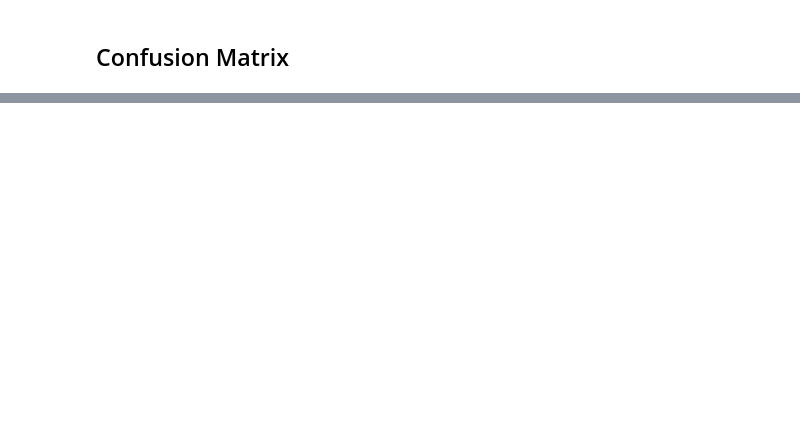
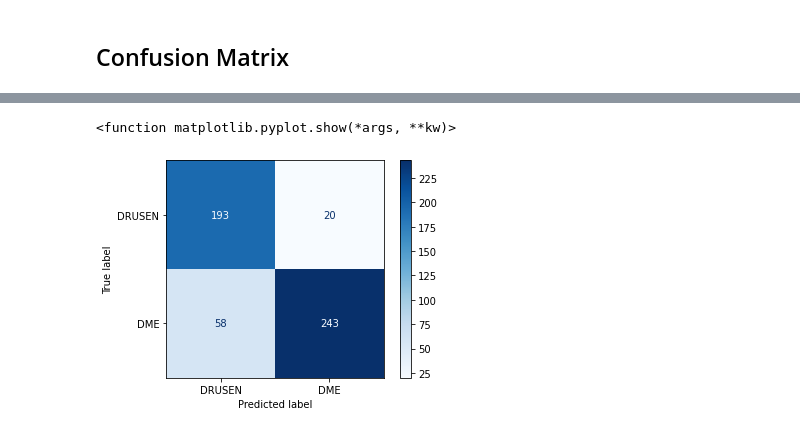
Before and after one commit to stanlygomes/Biomedical_AI, a Jupyter notebook: HW2/HW2.ipynb, the cells around one changed output, grey strips where cells are left out. Saved outputs shown, nothing was run; the diff lists cells and outputs as text; code cells hidden in the pictures; blank space fills up the shorter version.

```diff
--- a/HW2/HW2.ipynb
+++ b/HW2/HW2.ipynb
@@ -713,0 +729,6 @@ Normalized confusion matrix
+# %%
+# Different confusion matrix method
+# Y_pred = model.predict_generator(test_generator, len(test_df) // batch_size+1)
+Y_pred = model.predict(test_generator, batch_size=None)
+y_pred = np.argmax(Y_pred, axis=1)
+len(Y_pred)
@@ -713,0 +738,12 @@ Normalized confusion matrix
+# %%
+from sklearn.metrics import ConfusionMatrixDisplay
+y_pred = np.array(y_pred)
+y_test = np.array(test_generator_classes)
+labels = ["DRUSEN", "DME"]
+
+disp = ConfusionMatrixDisplay(confusion_matrix(y_test, y_pred), display_labels=labels)
+disp.plot(cmap=plt.cm.Blues)
+plt.show
+# %% [output]
+<function matplotlib.pyplot.show(*args, **kw)>
+[figure, added]
```
Also changed, not shown: parts of 20 cells of this notebook.
